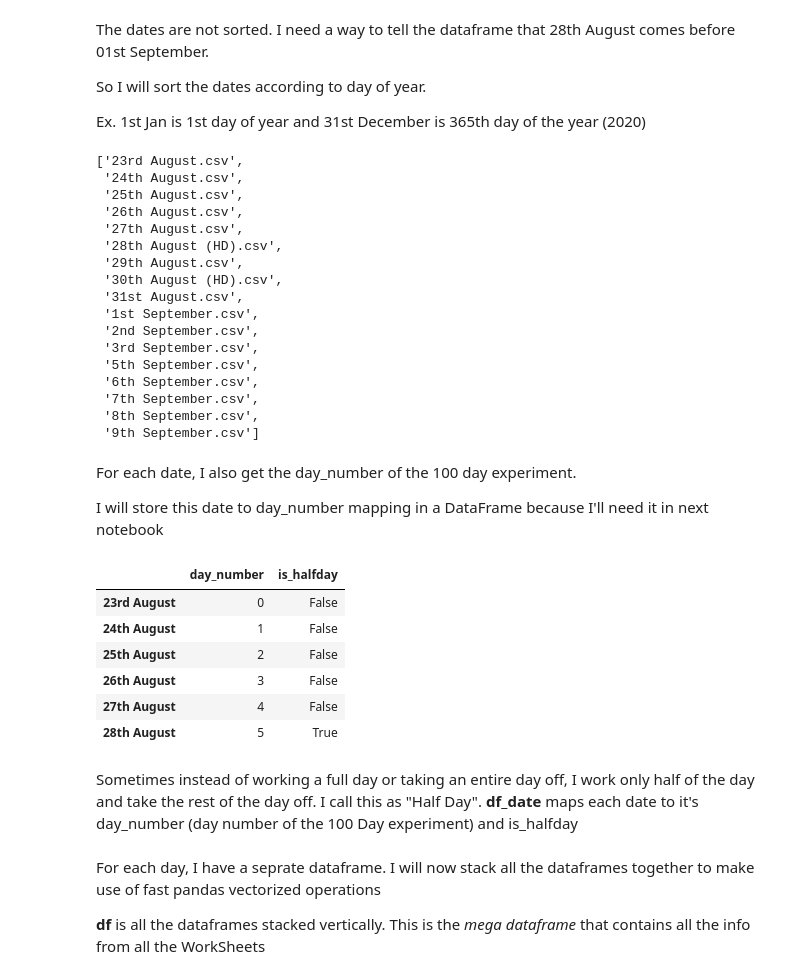
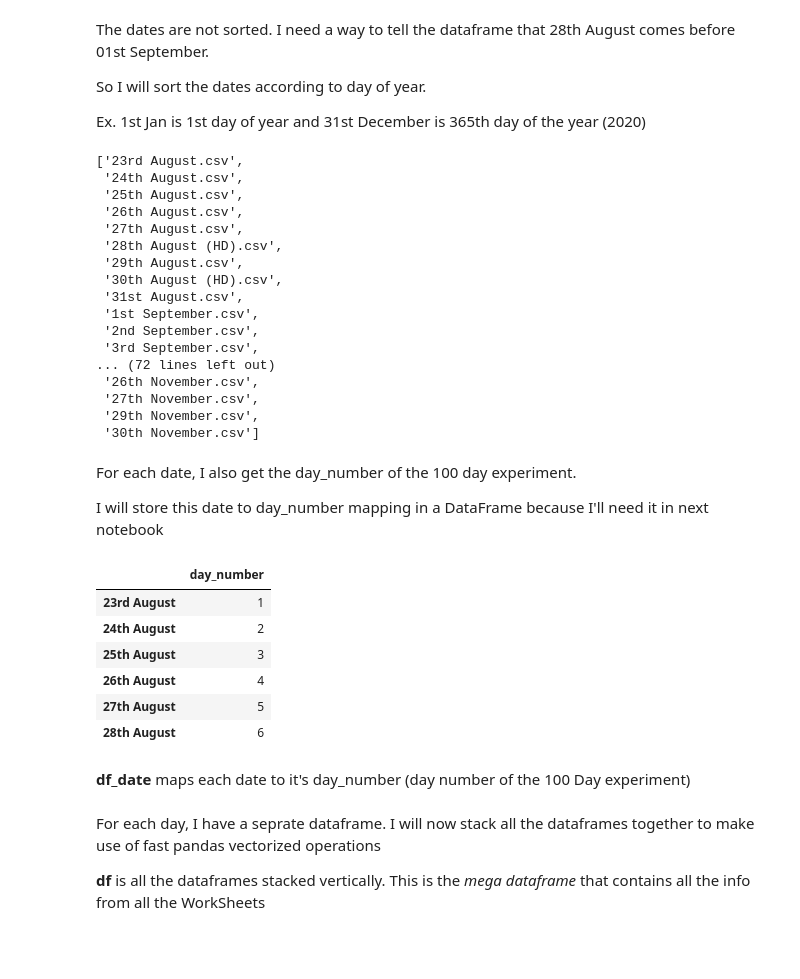
Before and after one commit to sarthak-314/100-Days-in-Data, a Jupyter notebook: 2. Data Cleaning.ipynb, the cells around one changed output. Drawn from its saved outputs; the diff is of its cells as text; code cells hidden in the pictures; blank space fills up the shorter version.

```diff
--- a/2. Data Cleaning.ipynb
+++ b/2. Data Cleaning.ipynb
@@ -31,8 +31,8 @@ So I will sort the dates according to day of year.
 
 Ex. 1st Jan is 1st day of year and 31st December is 365th day of the year (2020)
 # %%
-MONTH_NUMBER = {'August' : 8, 'September' : 9, 'Octuber' : 10}
-DAYS_IN_PREV_MONTH = {'August' : 31, 'September' : 31, 'Octuber' : 30}
+MONTH_NUMBER = {'August' : 8, 'September' : 9, 'Octuber' : 10, 'October':10 ,'November' : 11, 'December' :  12}
+DAYS_IN_PREV_MONTH = {'August' : 31, 'September' : 31, 'Octuber' : 30, 'October':30 , 'November' : 31, 'December' : 30}
 def get_day_of_year(file_name):
     file_name = file_name.split('.')[0]
     if 'HD' in file_name:
@@ -63,11 +63,11 @@ time_sheet_csv_files
  '1st September.csv',
  '2nd September.csv',
  '3rd September.csv',
- '5th September.csv',
- '6th September.csv',
- '7th September.csv',
- '8th September.csv',
- '9th September.csv']
+... (72 lines left out)
+ '26th November.csv',
+ '27th November.csv',
+ '29th November.csv',
+ '30th November.csv']
 # %%
 #Get all the dataframes
 df_list = [pd.read_csv(os.path.join(TIME_SHEETS_PATH, x)) for x in time_sheet_csv_files]
@@ -86,27 +86,22 @@ I will store this date to day_number mapping in a DataFrame because I'll need it
 # %%
 df_date = pd.DataFrame()
 df_date['day_number'] = ''
-df_date['is_halfday'] = ''
 for date in date_list:
-    day_number = get_day_of_year(date) - get_day_of_year('24th August') + 1
+    day_number = get_day_of_year(date) - get_day_of_year('23th August') + 1
     df_date.at[date, 'day_number'] = day_number
 
-for date in half_days:
-    df_date.at[date, 'is_halfday'] = True
-
-df_date.is_halfday.fillna(False, inplace=True)
 df_date.to_csv('./100D Data/Cleaned Dataframes/df_date')
 df_date.head(6)
 # %% [output]
-|  | day_number | is_halfday |
-| 23rd August | 0 | False |
-| 24th August | 1 | False |
-| 25th August | 2 | False |
-| 26th August | 3 | False |
-| 27th August | 4 | False |
-| 28th August | 5 | True |
+|  | day_number |
+| 23rd August | 1 |
+| 24th August | 2 |
+| 25th August | 3 |
+| 26th August | 4 |
+| 27th August | 5 |
+| 28th August | 6 |
-# %% [markdown]
-Sometimes instead of working a full day or taking an entire day off, I work only half of the day and take the rest of the day off. I call this as "Half Day". **df_date** maps each date to it's day_number (day number of the 100 Day experiment) and is_halfday
+# %% [markdown]
+**df_date** maps each date to it's day_number (day number of the 100 Day experiment)
 # %% [markdown]
 For each day, I have a seprate dataframe. I will now stack all the dataframes together to make use of fast pandas vectorized operations
 
```
Also changed, not shown: parts of 13 cells of this notebook.
